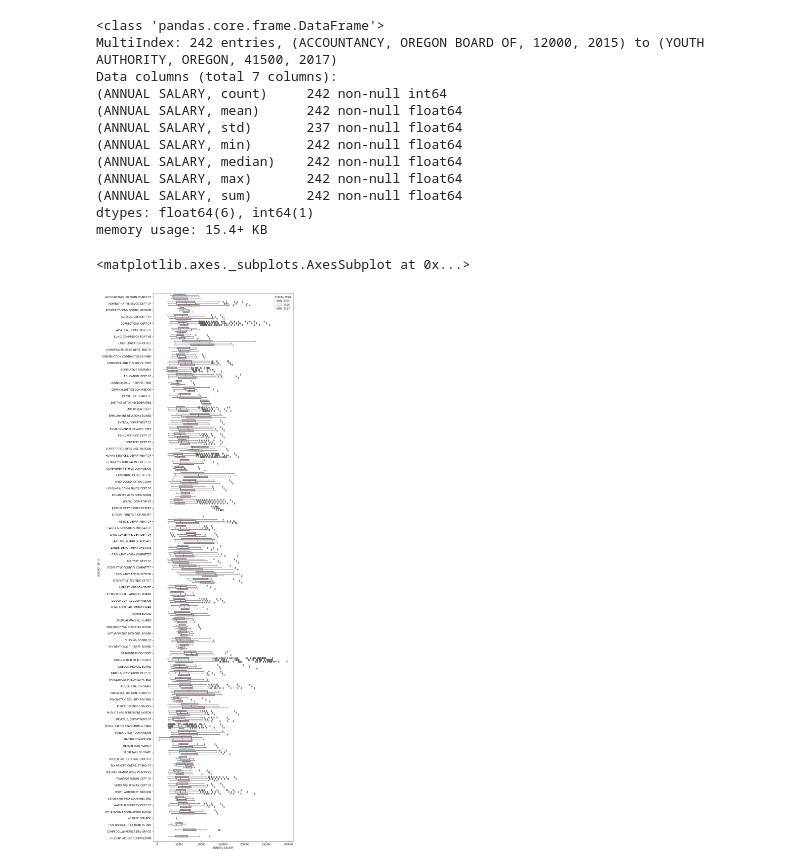
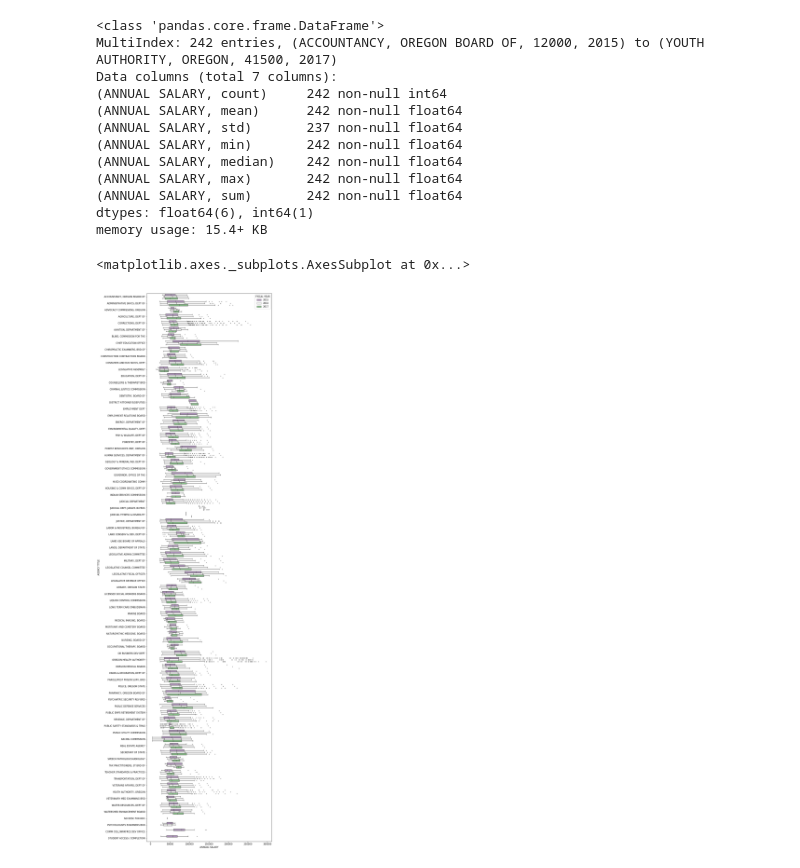
Before and after one commit to zdwhite/Thinkful, a Jupyter notebook: Thinkful Capstone 1.ipynb, the cells around one changed output. Drawn from its saved outputs; the diff is of its cells as text; code cells hidden in the pictures.

```diff
--- a/Thinkful Capstone 1.ipynb
+++ b/Thinkful Capstone 1.ipynb
@@ -176,9 +176,9 @@ Data columns (total 7 columns):
 dtypes: float64(6), int64(1)
 memory usage: 15.4+ KB
 # %%
-#Lets understand growth
-f, ax = plt.subplots(figsize=(10, 40))
-sns.boxplot(x='ANNUAL SALARY', y=df['AGENCY TITLE'], data=df, palette="vlag",hue = 'FISCAL YEAR')
+#Aggregate Box Plot showing each agency's salary spending by year
+f, ax = plt.subplots(figsize=(10, 45))
+sns.boxplot(x='ANNUAL SALARY', y=df['AGENCY TITLE'], data=df, hue = 'FISCAL YEAR',palette="PRGn",fliersize=2.0)
 # %% [output]
 <matplotlib.axes._subplots.AxesSubplot at 0x...>
-[figure, old version]
+[figure, new version]
```
Also changed, not shown: parts of 2 cells of this notebook.
